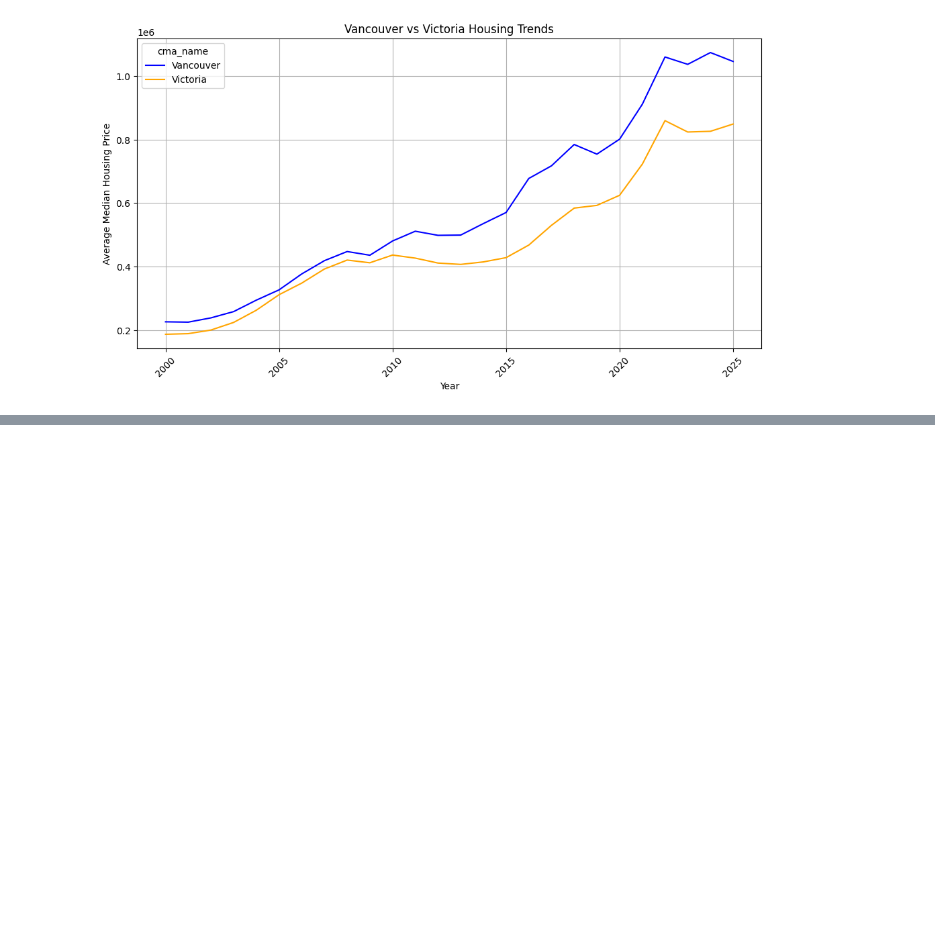
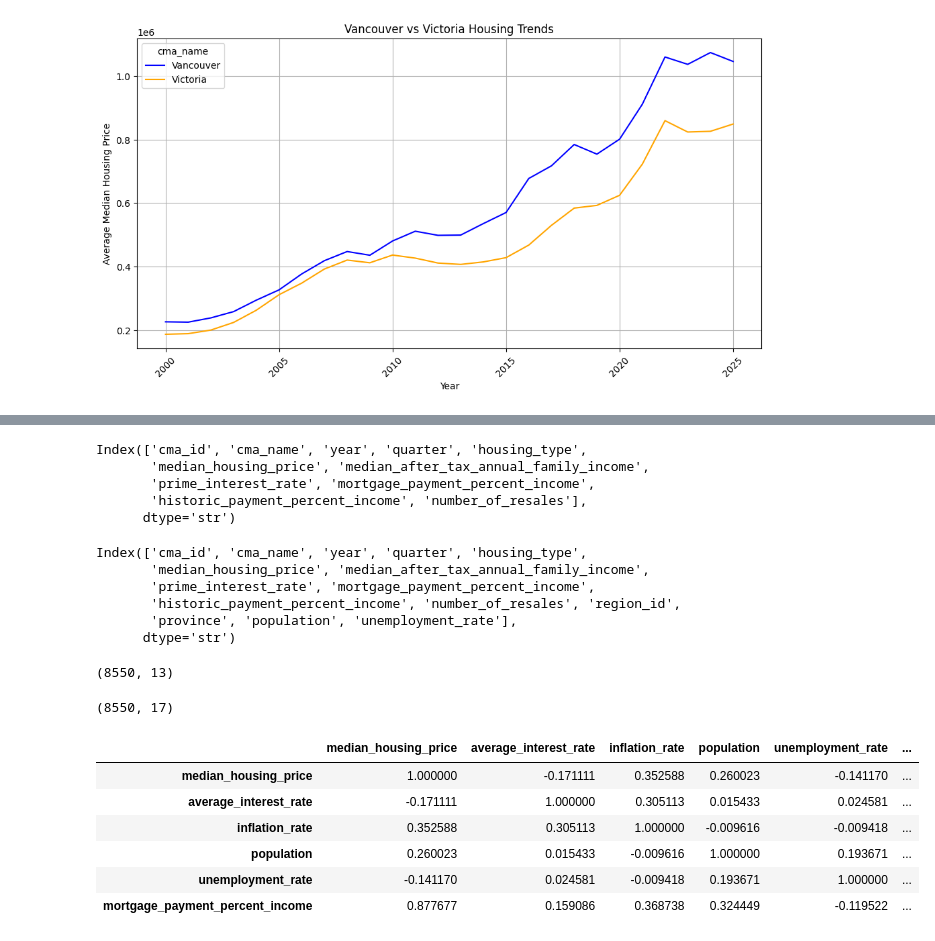
Before and after one commit to Sravanthi816/bc_housing_project, a Jupyter notebook: notebooks/01_pandas_basics.ipynb, the cells around one changed output, grey strips where cells are left out. Drawn from its saved outputs; the diff is of its cells as text; code cells hidden in the pictures; blank space fills up the shorter version.

```diff
--- a/notebooks/01_pandas_basics.ipynb
+++ b/notebooks/01_pandas_basics.ipynb
@@ -269,0 +304,52 @@ trend_df.plot(kind="line",
+# %%
+regions_df.columns
+interest_df.columns
+df.columns
+# %% [output]
+Index(['cma_id', 'cma_name', 'year', 'quarter', 'housing_type',
+       'median_housing_price', 'median_after_tax_annual_family_income',
+       'prime_interest_rate', 'mortgage_payment_percent_income',
+       'historic_payment_percent_income', 'number_of_resales'],
+      dtype='str')
+# %%
+merge_df = pd.merge(df, regions_df, on = "cma_name" , how = "inner")
+merge_df.head(10)
+merge_df.columns
+# %% [output]
+Index(['cma_id', 'cma_name', 'year', 'quarter', 'housing_type',
+       'median_housing_price', 'median_after_tax_annual_family_income',
+       'prime_interest_rate', 'mortgage_payment_percent_income',
+       'historic_payment_percent_income', 'number_of_resales', 'region_id',
+       'province', 'population', 'unemployment_rate'],
+      dtype='str')
+# %%
+final_df= pd.merge(df,interest_df, on="year", how="inner")
+final_df.head()
+final_df.columns
+final_df.shape
+# %% [output]
+(8550, 13)
+# %%
+ultimate_df =pd.merge(merge_df,interest_df, on="year", how="inner")
+ultimate_df.head()
+ultimate_df.columns
+ultimate_df.shape
+# %% [output]
+(8550, 17)
+# %%
+ultimate_df[[
+    "median_housing_price",
+    "average_interest_rate",
+    "inflation_rate",
+    "population",
+    "unemployment_rate",
+    "mortgage_payment_percent_income"
+]].corr()
+# %% [output]
+|  | median_housing_price | average_interest_rate | inflation_rate | population | unemployment_rate | ... |
+| median_housing_price | 1.000000 | -0.171111 | 0.352588 | 0.260023 | -0.141170 | ... |
+| average_interest_rate | -0.171111 | 1.000000 | 0.305113 | 0.015433 | 0.024581 | ... |
+| inflation_rate | 0.352588 | 0.305113 | 1.000000 | -0.009616 | -0.009418 | ... |
+| population | 0.260023 | 0.015433 | -0.009616 | 1.000000 | 0.193671 | ... |
+| unemployment_rate | -0.141170 | 0.024581 | -0.009418 | 0.193671 | 1.000000 | ... |
+| mortgage_payment_percent_income | 0.877677 | 0.159086 | 0.368738 | 0.324449 | -0.119522 | ... |
```
Also changed, not shown: parts of 7 cells of this notebook, 2 other files.
